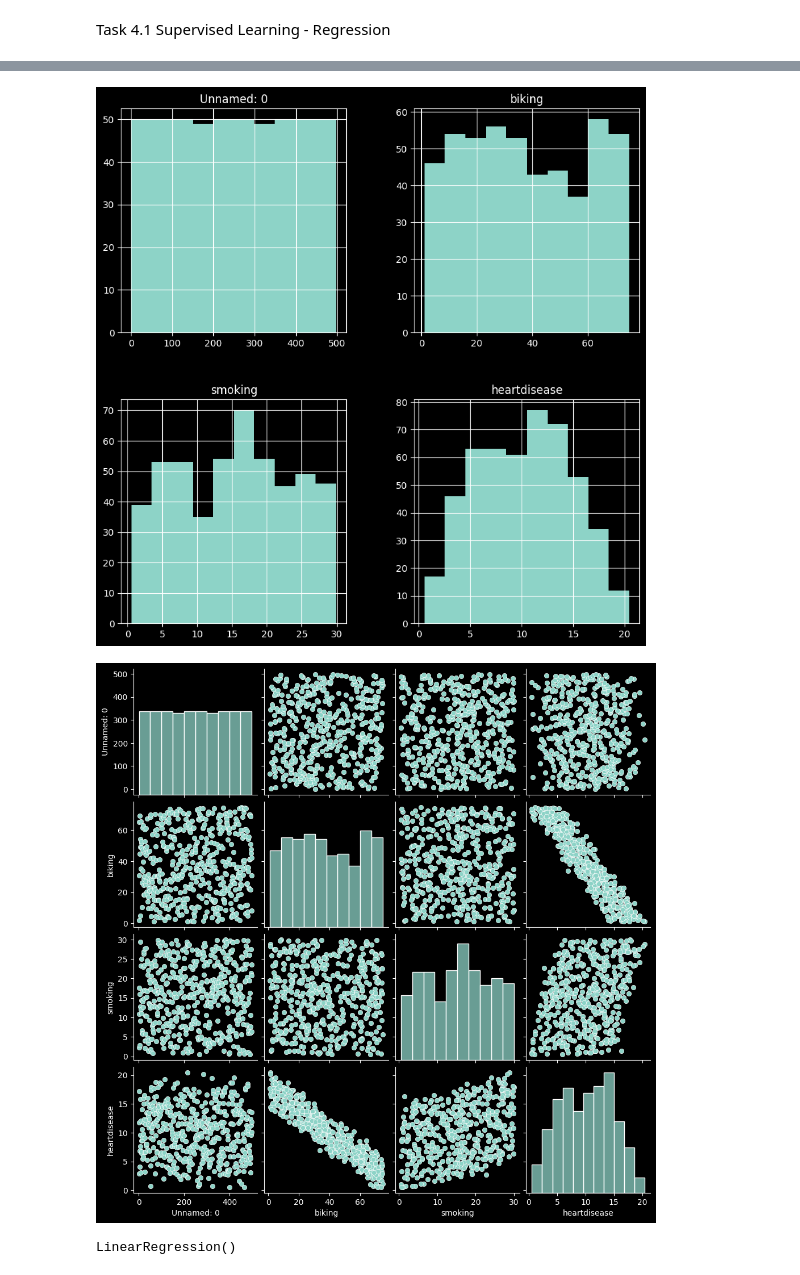
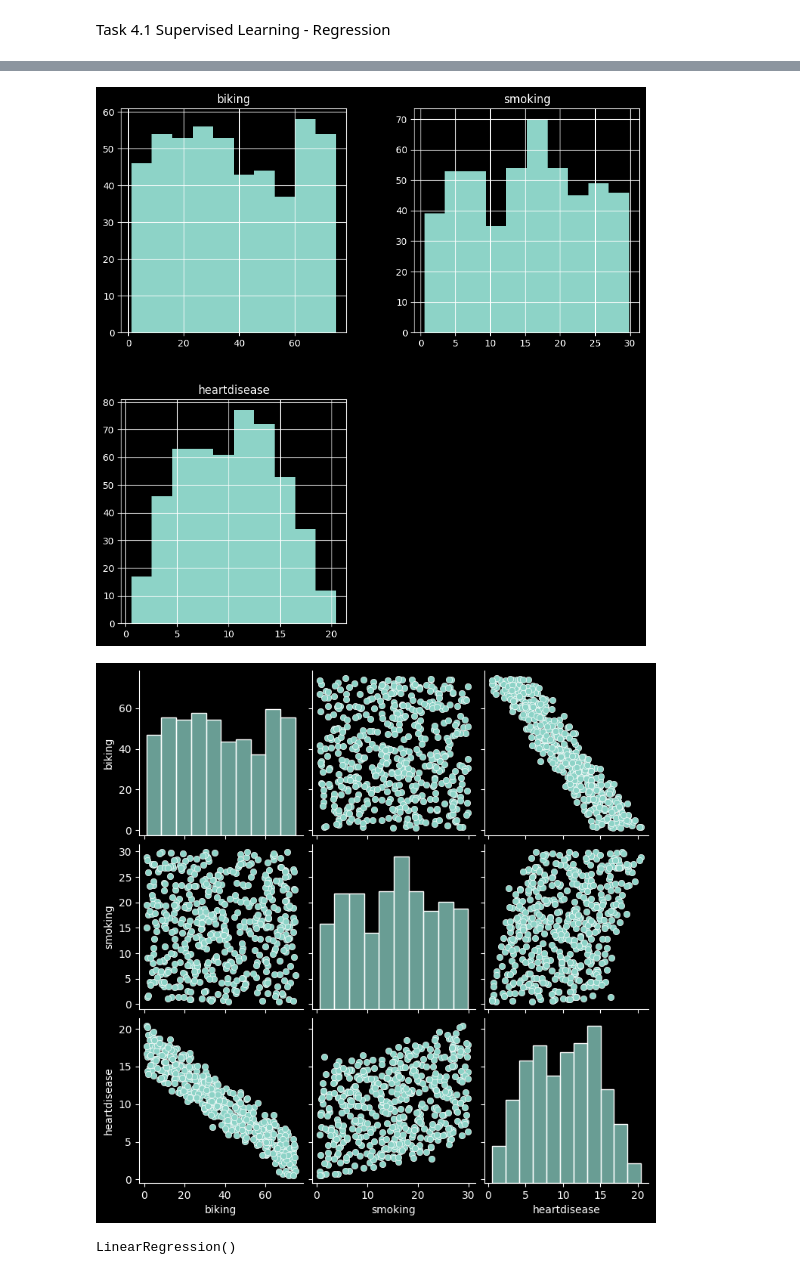
Before and after one commit to SonjaHammerl/AMLHC_Tasks_SH, a Jupyter notebook: Python/src/python/Task4.1.ipynb, the cells around one changed output, grey strips where cells are left out. Drawn from its saved outputs; the diff is of its cells as text; code cells hidden in the pictures.

```diff
--- a/Python/src/python/Task4.1.ipynb
+++ b/Python/src/python/Task4.1.ipynb
@@ -12,7 +12,7 @@ from sklearn.metrics import r2_score
 from scipy.stats import pearsonr
 # %%
 # 1. Lade das Dataset
-df = pd.read_csv("C:\\Users\\sonja\\Downloads\\heartdata.csv")
+df = pd.read_csv("C:\\Users\\sonja\\Downloads\\heartdata.csv", index_col=0)
 
 # 2. Überprüfe Annahmen des linearen Regressionsmodells
 
@@ -43,8 +41,8 @@ Pearson-Korrelation zwischen Unnamed: 0 und heartdisease: -0.05172508760531797
 Pearson-Korrelation zwischen biking und heartdisease: -0.9354554743738542
 Pearson-Korrelation zwischen smoking und heartdisease: 0.3091309790873179
 Pearson-Korrelation zwischen heartdisease und heartdisease: 0.9999999999999999
-[figure, old version]
+[figure, new version]
-[figure, old version]
+[figure, new version]
 # %%
 # 3. Lineare Regression anpassen
 # Angenommen, 'heartdisease' ist das Ziel, und die restlichen Spalten sind Features
```
Also changed, not shown: parts of 1 cell of this notebook.
